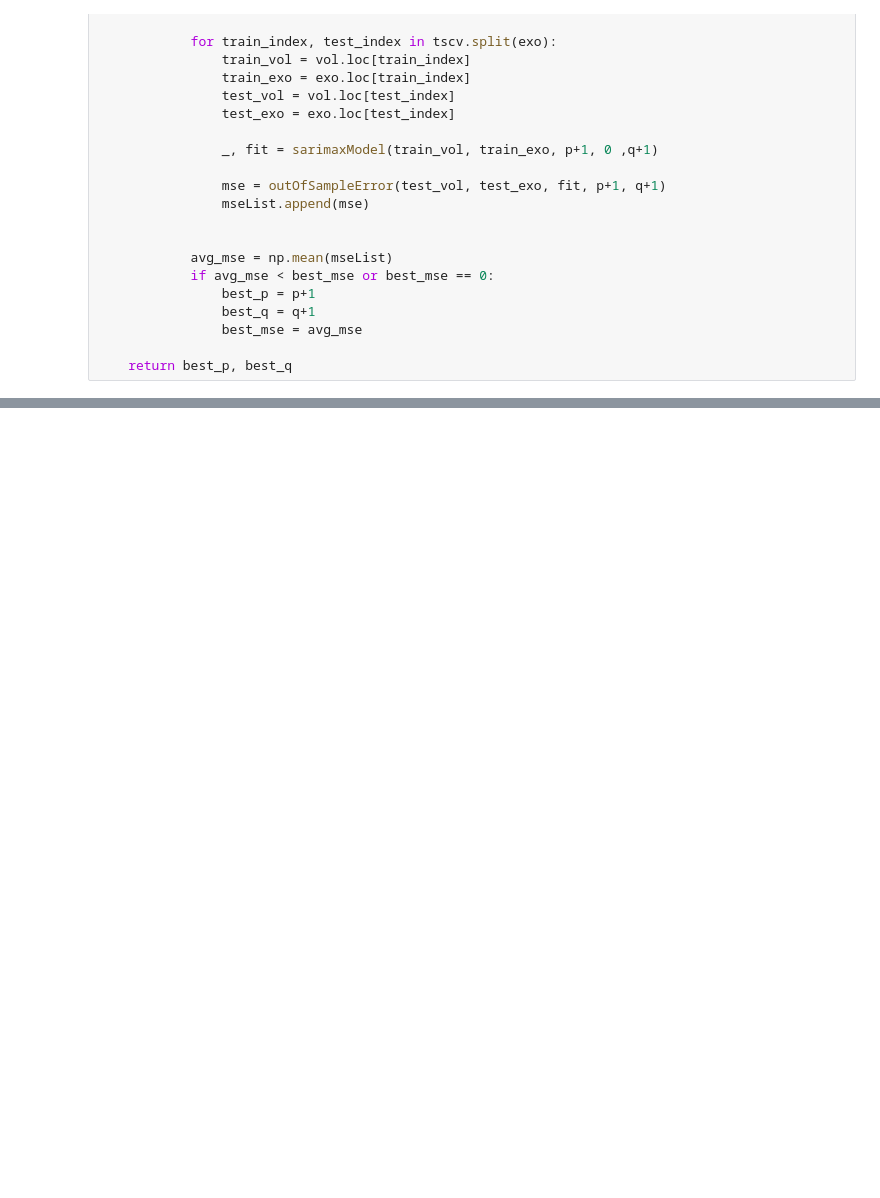
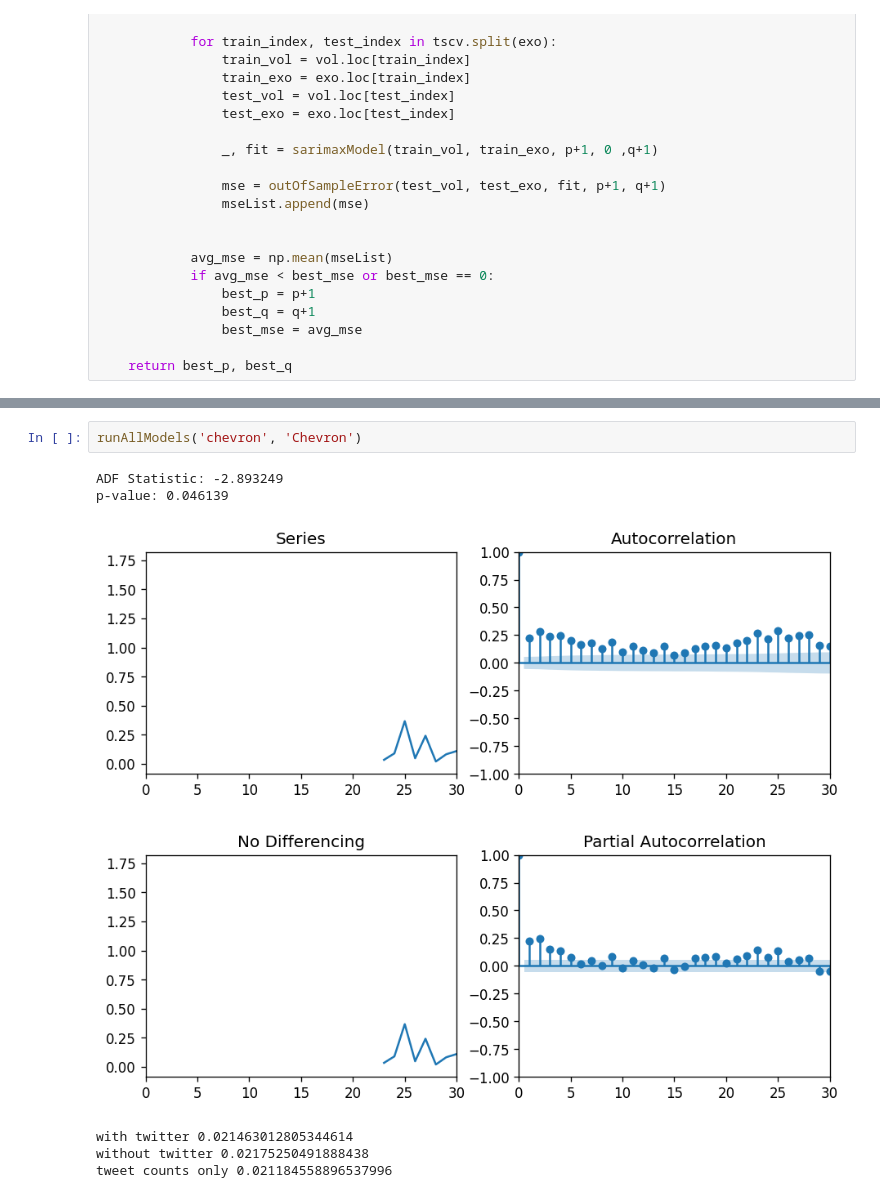
Before and after one commit to odricketts/cse131Rocks, a Jupyter notebook: GeneralVolatilityARIMAModel.ipynb, the cells around one changed output, grey strips where cells are left out. Saved outputs shown, nothing was run; the diff lists cells and outputs as text; blank space fills up the shorter version.

```diff
--- a/GeneralVolatilityARIMAModel.ipynb
+++ b/GeneralVolatilityARIMAModel.ipynb
@@ -374,0 +422,10 @@ Name: Volatility, Length: 1300, dtype: float64
+# %%
+runAllModels('chevron', 'Chevron')
+# %% [output]
+ADF Statistic: -2.893249
+p-value: 0.046139
+[figure, added]
+[figure, added]
+with twitter 0.021463012805344614
+without twitter 0.02175250491888438
+tweet counts only 0.021184558896537996
```
Also changed, not shown: parts of 20 cells of this notebook.
